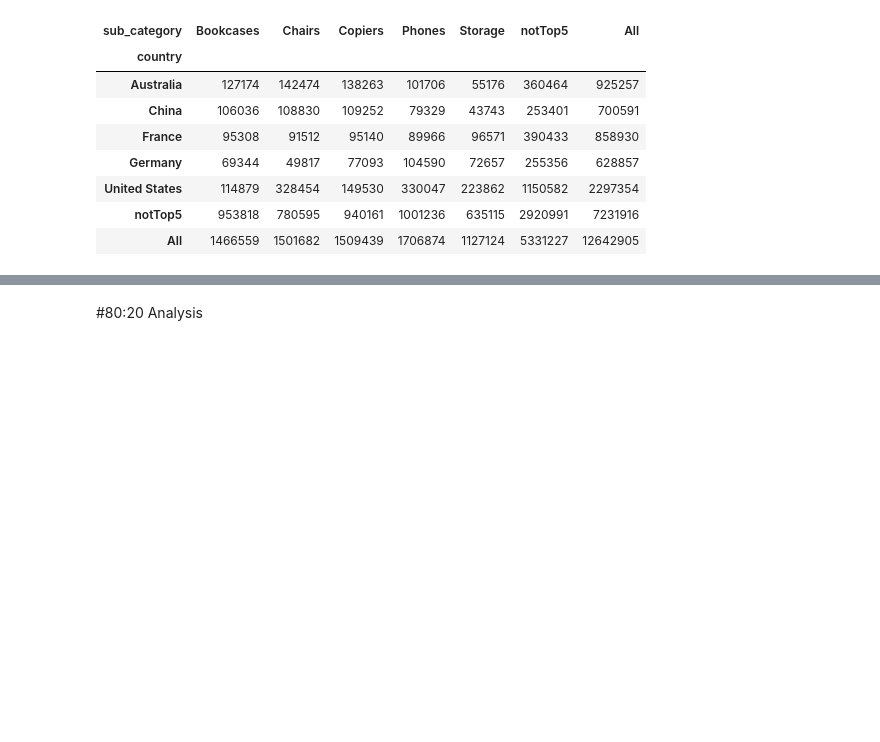
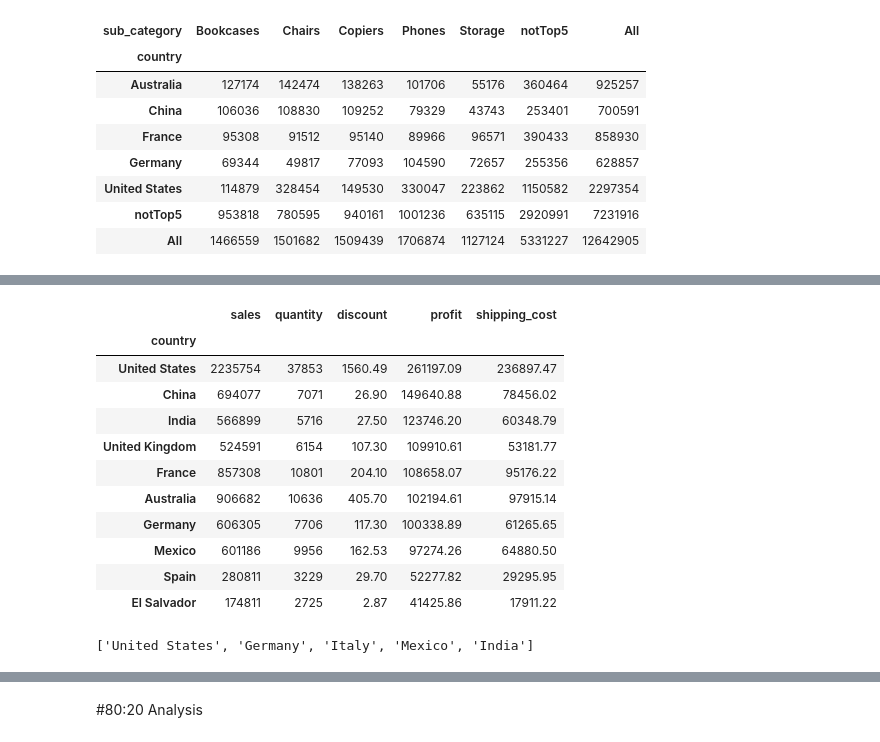
Before and after one commit to Praxis-QR/PythonForManagers, a Jupyter notebook: Superstore_Sales_Data_Analysis_2023.ipynb, the cells around one changed output, grey strips where cells are left out. Saved outputs shown, nothing was run; the diff lists cells and outputs as text; code cells hidden in the pictures; blank space fills up the shorter version.

```diff
--- a/Superstore_Sales_Data_Analysis_2023.ipynb
+++ b/Superstore_Sales_Data_Analysis_2023.ipynb
@@ -362,0 +437,25 @@ pd.pivot_table(dfS3K_C2, index = 'country', columns = 'sub_category', values = '
+# %%
+#Let us first see the data for only the top product
+dfS3K_C2B = dfS3K.copy()
+dfS3K_C2B[dfS3K_C2B['product_name'].isin(Top5ProductNamesProfit)]
+#dfS3K.groupby('product_name').sum()[AllNumeric].sort_values('profit',axis=0, ascending= False).round(decimals = 2).head(10)
+AllNumeric = ['sales','quantity','discount','profit','shipping_cost']
+dfS3K_C2B[~dfS3K_C2B['product_name'].isin(Top5ProductNamesProfit)].groupby('country').sum()[AllNumeric].sort_values('profit',axis=0, ascending= False).round(decimals = 2).head(10)
+# %% [output]
+|  | sales | quantity | discount | profit | shipping_cost |
+| country |  |  |  |  |  |
+| United States | 2235754 | 37853 | 1560.49 | 261197.09 | 236897.47 |
+| China | 694077 | 7071 | 26.90 | 149640.88 | 78456.02 |
+| India | 566899 | 5716 | 27.50 | 123746.20 | 60348.79 |
+| United Kingdom | 524591 | 6154 | 107.30 | 109910.61 | 53181.77 |
+| France | 857308 | 10801 | 204.10 | 108658.07 | 95176.22 |
+| Australia | 906682 | 10636 | 405.70 | 102194.61 | 97915.14 |
+| Germany | 606305 | 7706 | 117.30 | 100338.89 | 61265.65 |
+| Mexico | 601186 | 9956 | 162.53 | 97274.26 | 64880.50 |
+| Spain | 280811 | 3229 | 29.70 | 52277.82 | 29295.95 |
+| El Salvador | 174811 | 2725 | 2.87 | 41425.86 | 17911.22 |
+# %%
+Top5CountriesProfit2 = list(dfS3K_C2B[dfS3K_C2B['product_name'].isin(Top5ProductNamesProfit)].groupby('country').sum()[AllNumeric].sort_values('profit',axis=0, ascending= False).round(decimals = 2).head(5).index)
+Top5CountriesProfit2
+# %% [output]
+['United States', 'Germany', 'Italy', 'Mexico', 'India']
```
Also changed, not shown: parts of 10 cells of this notebook.
